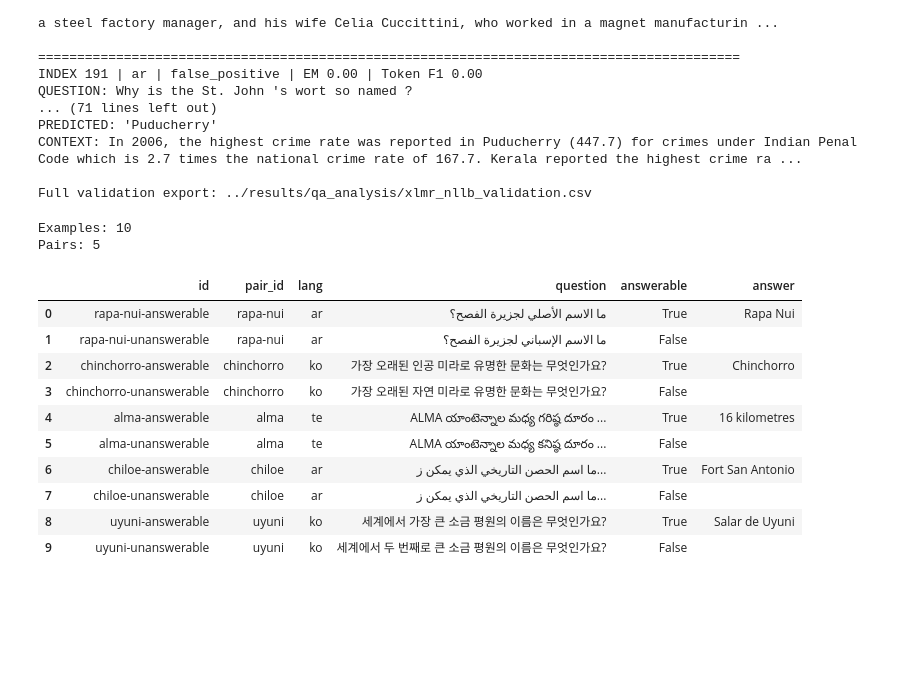
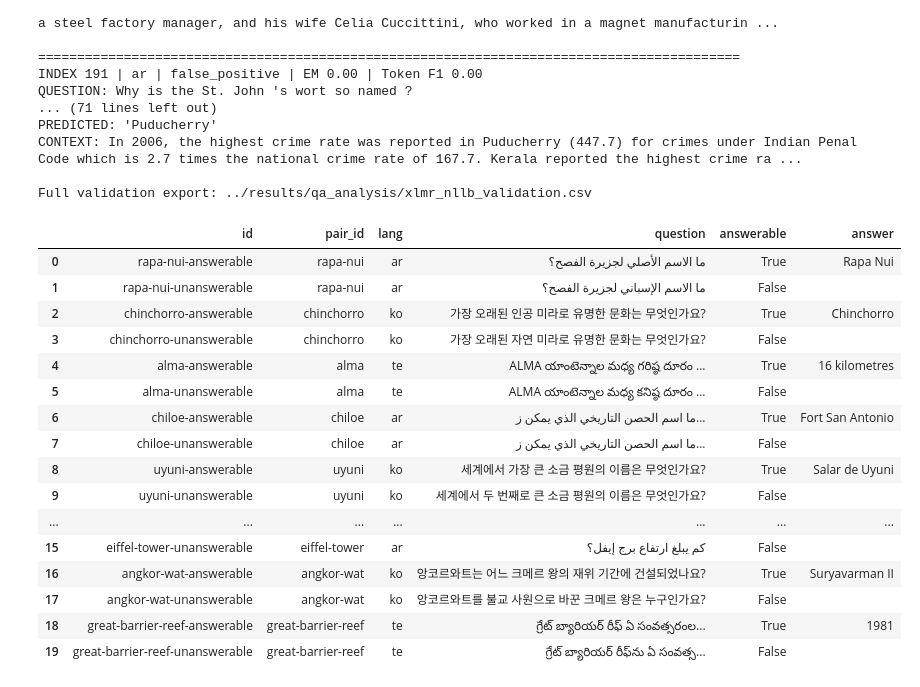
Before and after one commit to wiwillym/nlp-ku-project, a Jupyter notebook: notebooks/8_1_questions_translations.ipynb, the cells around one changed output. Saved outputs shown, nothing was run; the diff lists cells and outputs as text; code cells hidden in the pictures; blank space fills up the shorter version.

Commit message:
Changed name of jupyter and re-run challenge metrics

```diff
--- a/notebooks/8_1_extension.ipynb
+++ b/notebooks/8_1_questions_translations.ipynb
@@ -711,33 +711,31 @@ Full validation export: ../results/qa_analysis/xlmr_nllb_validation.csv
 # %%
 with open("../student_starter/challenge.json", encoding="utf-8") as f:
     challenge_data = json.load(f)
 
 challenge_df = pd.DataFrame(challenge_data)
 
-print("Examples:", len(challenge_df))
-print("Pairs:", challenge_df["pair_id"].nunique())
-
-assert len(challenge_df) == 10
-assert challenge_df.groupby("pair_id").size().eq(2).all()
-
 display(challenge_df[[
     "id", "pair_id", "lang", "question",
     "answerable", "answer"
 ]])
 # %% [output]
-Examples: 10
-Pairs: 5
 |  | id | pair_id | lang | question | answerable | answer |
 | 0 | rapa-nui-answerable | rapa-nui | ar | ما الاسم الأصلي لجزيرة الفصح؟ | True | Rapa Nui |
 | 1 | rapa-nui-unanswerable | rapa-nui | ar | ما الاسم الإسباني لجزيرة الفصح؟ | False |  |
 | 2 | chinchorro-answerable | chinchorro | ko | 가장 오래된 인공 미라로 유명한 문화는 무엇인가요? | True | Chinchorro |
 | 3 | chinchorro-unanswerable | chinchorro | ko | 가장 오래된 자연 미라로 유명한 문화는 무엇인가요? | False |  |
 | 4 | alma-answerable | alma | te | ALMA యాంటెన్నాల మధ్య గరిష్ఠ దూరం ... | True | 16 kilometres |
 | 5 | alma-unanswerable | alma | te | ALMA యాంటెన్నాల మధ్య కనిష్ఠ దూరం ... | False |  |
 | 6 | chiloe-answerable | chiloe | ar | ما اسم الحصن التاريخي الذي يمكن ز... | True | Fort San Antonio |
 | 7 | chiloe-unanswerable | chiloe | ar | ما اسم الحصن التاريخي الذي يمكن ز... | False |  |
 | 8 | uyuni-answerable | uyuni | ko | 세계에서 가장 큰 소금 평원의 이름은 무엇인가요? | True | Salar de Uyuni |
 | 9 | uyuni-unanswerable | uyuni | ko | 세계에서 두 번째로 큰 소금 평원의 이름은 무엇인가요? | False |  |
+| ... | ... | ... | ... | ... | ... | ... |
+| 15 | eiffel-tower-unanswerable | eiffel-tower | ar | كم يبلغ ارتفاع برج إيفل؟ | False |  |
+| 16 | angkor-wat-answerable | angkor-wat | ko | 앙코르와트는 어느 크메르 왕의 재위 기간에 건설되었나요? | True | Suryavarman II |
+| 17 | angkor-wat-unanswerable | angkor-wat | ko | 앙코르와트를 불교 사원으로 바꾼 크메르 왕은 누구인가요? | False |  |
+| 18 | great-barrier-reef-answerable | great-barrier-reef | te | గ్రేట్ బ్యారియర్ రీఫ్ ఏ సంవత్సరంల... | True | 1981 |
+| 19 | great-barrier-reef-unanswerable | great-barrier-reef | te | గ్రేట్ బ్యారియర్ రీఫ్‌ను ఏ సంవత్స... | False |  |
 # %%
 translator = NLLBTranslator()
 
```
Also changed, not shown: parts of 2 cells of this notebook, 1 other file.
